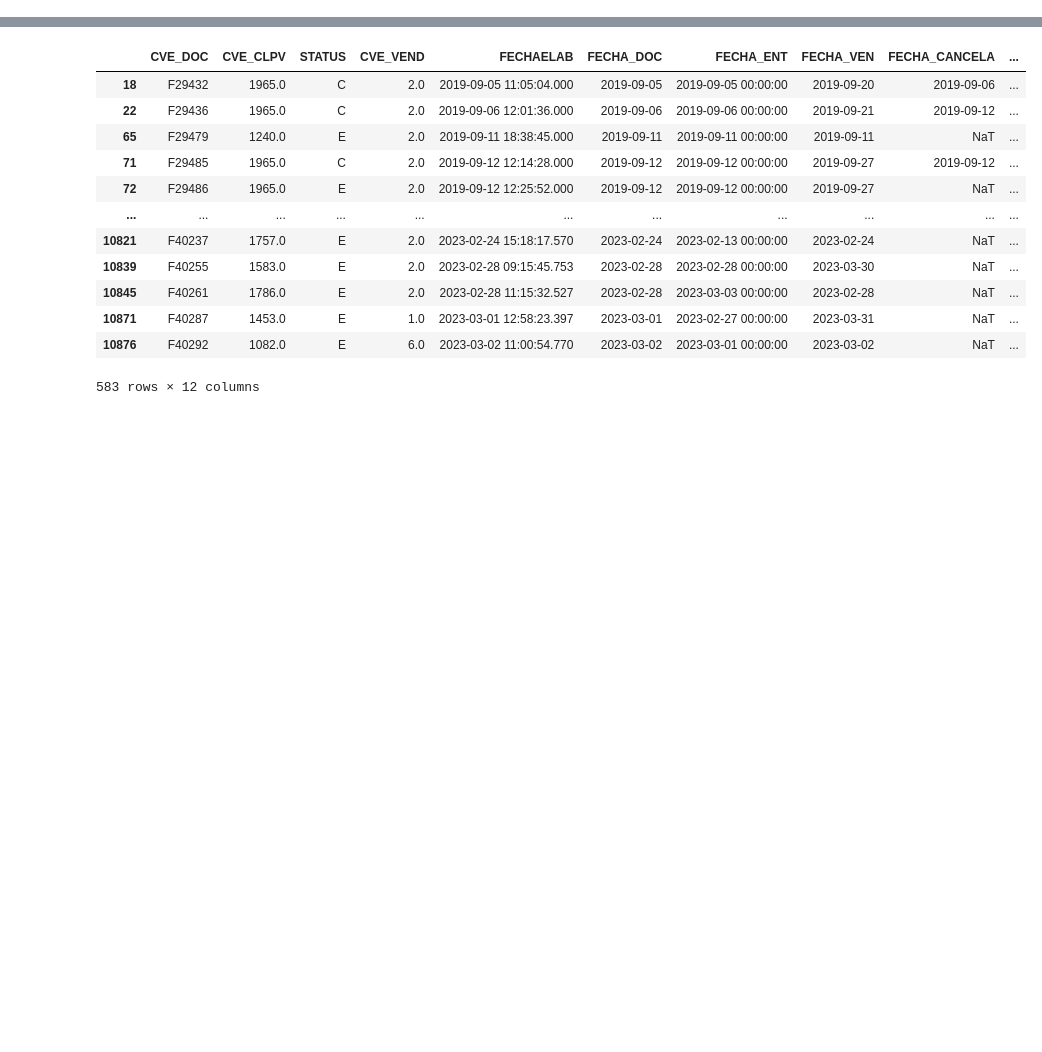
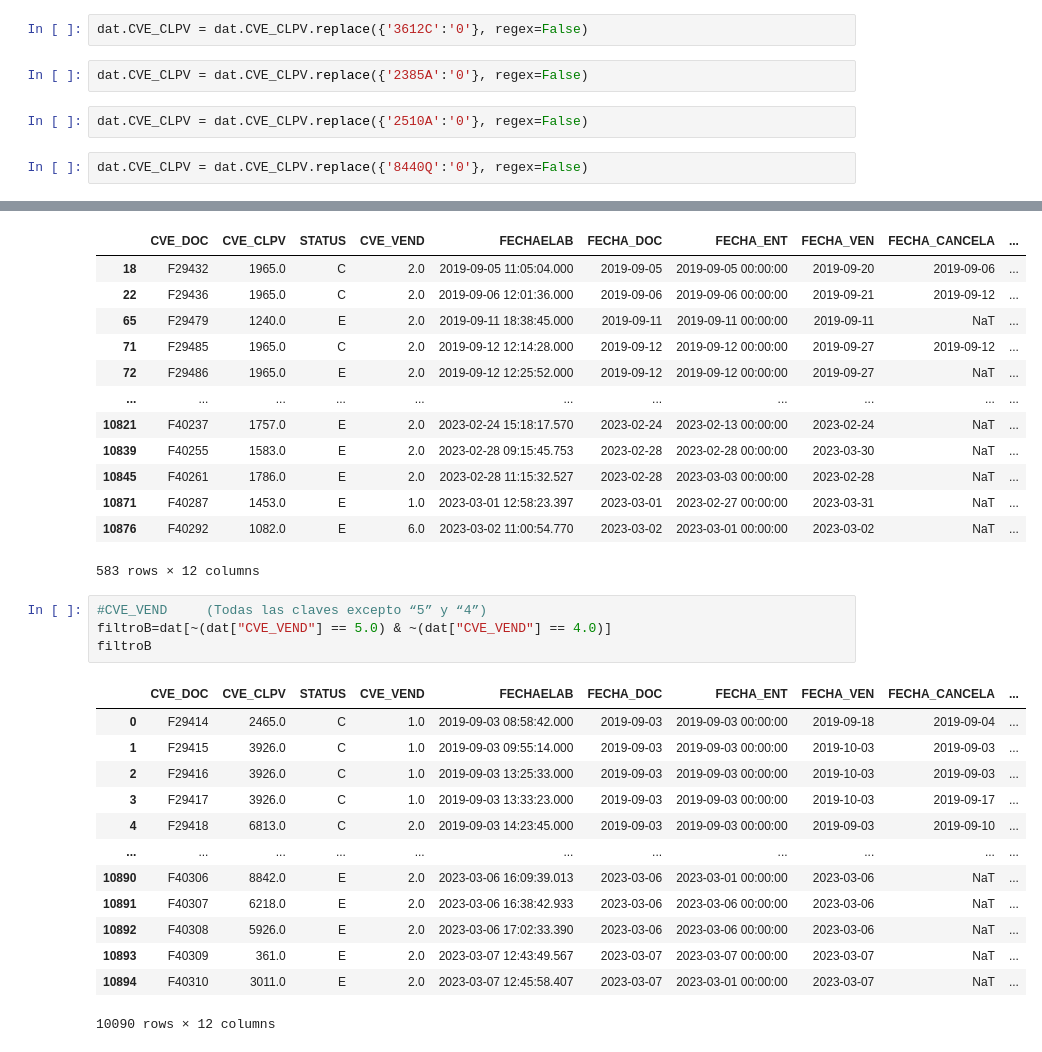
Before and after one commit to MarianaMr06/Extraccion_de_Datos, a Jupyter notebook: 1-Extracción-Datos.ipynb, the cells around one changed output, grey strips where cells are left out. Drawn from its saved outputs; the diff is of its cells as text; blank space fills up the shorter version.

```diff
--- a/1-Extracción-Datos.ipynb
+++ b/1-Extracción-Datos.ipynb
@@ -320,0 +321,8 @@ LIMPIEZA DE LA BASE
+# %%
+dat.CVE_CLPV = dat.CVE_CLPV.replace({'3612C':'0'}, regex=False)
+# %%
+dat.CVE_CLPV = dat.CVE_CLPV.replace({'2385A':'0'}, regex=False)
+# %%
+dat.CVE_CLPV = dat.CVE_CLPV.replace({'2510A':'0'}, regex=False)
+# %%
+dat.CVE_CLPV = dat.CVE_CLPV.replace({'8440Q':'0'}, regex=False)
@@ -343,3 +351,21 @@ filtroA
 | 10871 | F40287 | 1453.0 | E | 1.0 | 2023-03-01 12:58:23.397 | 2023-03-01 | 2023-02-27 00:00:00 | 2023-03-31 | NaT | ... |
 | 10876 | F40292 | 1082.0 | E | 6.0 | 2023-03-02 11:00:54.770 | 2023-03-02 | 2023-03-01 00:00:00 | 2023-03-02 | NaT | ... |
 583 rows × 12 columns
+# %%
+#CVE_VEND     (Todas las claves excepto “5” y “4”)
+filtroB=dat[~(dat["CVE_VEND"] == 5.0) & ~(dat["CVE_VEND"] == 4.0)]
+filtroB
+# %% [output]
+|  | CVE_DOC | CVE_CLPV | STATUS | CVE_VEND | FECHAELAB | FECHA_DOC | FECHA_ENT | FECHA_VEN | FECHA_CANCELA | ... |
+| 0 | F29414 | 2465.0 | C | 1.0 | 2019-09-03 08:58:42.000 | 2019-09-03 | 2019-09-03 00:00:00 | 2019-09-18 | 2019-09-04 | ... |
+| 1 | F29415 | 3926.0 | C | 1.0 | 2019-09-03 09:55:14.000 | 2019-09-03 | 2019-09-03 00:00:00 | 2019-10-03 | 2019-09-03 | ... |
+| 2 | F29416 | 3926.0 | C | 1.0 | 2019-09-03 13:25:33.000 | 2019-09-03 | 2019-09-03 00:00:00 | 2019-10-03 | 2019-09-03 | ... |
+| 3 | F29417 | 3926.0 | C | 1.0 | 2019-09-03 13:33:23.000 | 2019-09-03 | 2019-09-03 00:00:00 | 2019-10-03 | 2019-09-17 | ... |
+| 4 | F29418 | 6813.0 | C | 2.0 | 2019-09-03 14:23:45.000 | 2019-09-03 | 2019-09-03 00:00:00 | 2019-09-03 | 2019-09-10 | ... |
+| ... | ... | ... | ... | ... | ... | ... | ... | ... | ... | ... |
+| 10890 | F40306 | 8842.0 | E | 2.0 | 2023-03-06 16:09:39.013 | 2023-03-06 | 2023-03-01 00:00:00 | 2023-03-06 | NaT | ... |
+| 10891 | F40307 | 6218.0 | E | 2.0 | 2023-03-06 16:38:42.933 | 2023-03-06 | 2023-03-06 00:00:00 | 2023-03-06 | NaT | ... |
+| 10892 | F40308 | 5926.0 | E | 2.0 | 2023-03-06 17:02:33.390 | 2023-03-06 | 2023-03-06 00:00:00 | 2023-03-06 | NaT | ... |
+| 10893 | F40309 | 361.0 | E | 2.0 | 2023-03-07 12:43:49.567 | 2023-03-07 | 2023-03-07 00:00:00 | 2023-03-07 | NaT | ... |
+| 10894 | F40310 | 3011.0 | E | 2.0 | 2023-03-07 12:45:58.407 | 2023-03-07 | 2023-03-01 00:00:00 | 2023-03-07 | NaT | ... |
+10090 rows × 12 columns
```
Also changed, not shown: parts of 17 cells of this notebook, 7 other files.
